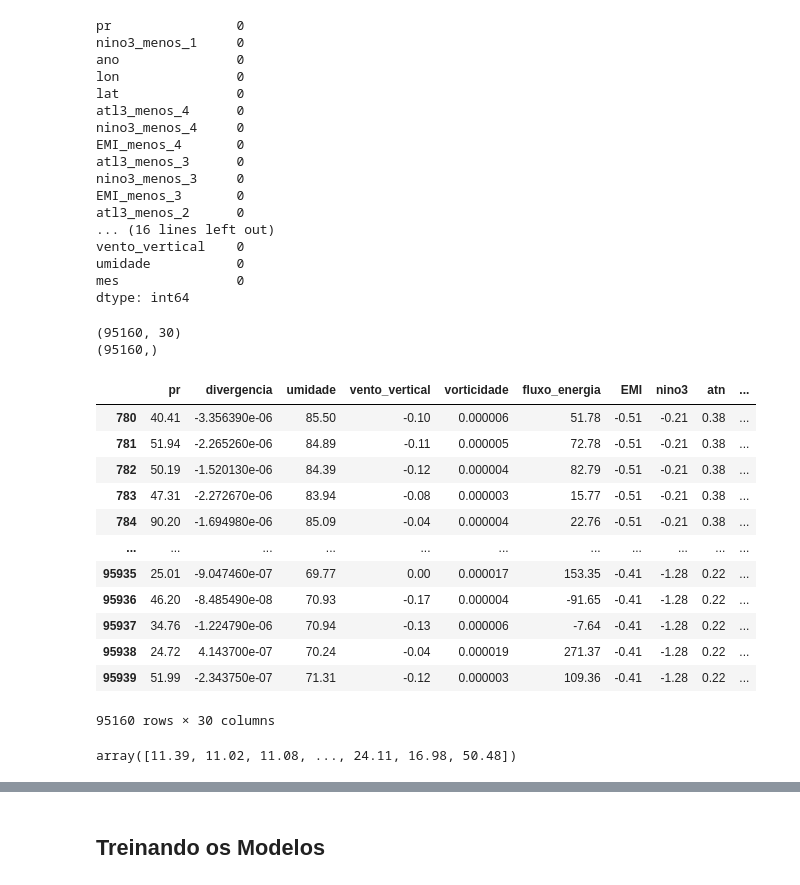
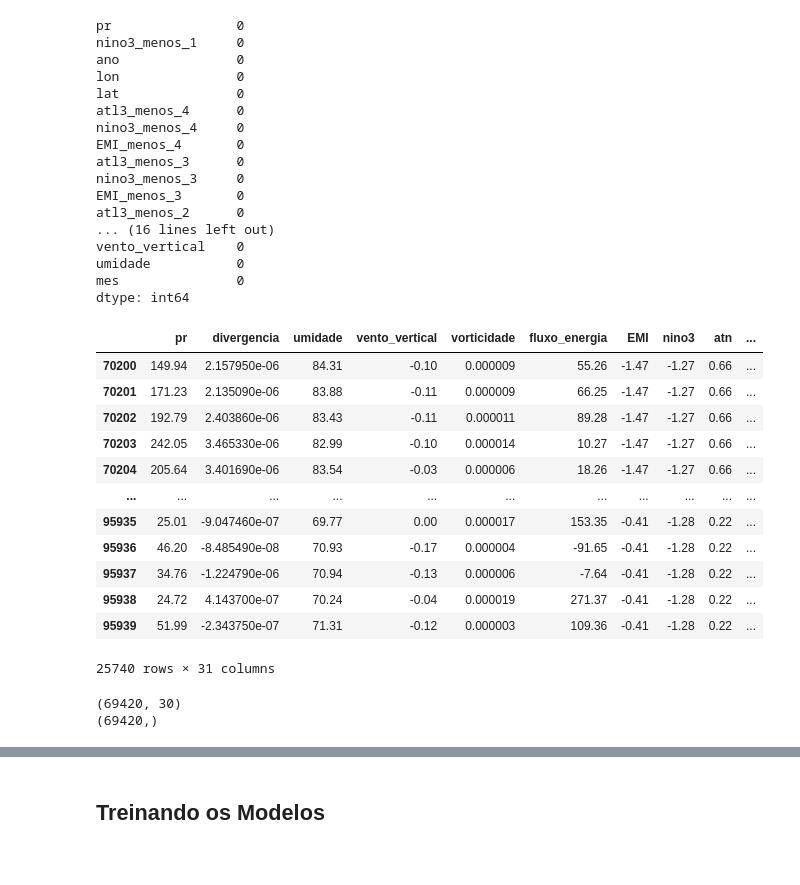
Before and after one commit to atlantico-academy/guru-das-chuvas, a Jupyter notebook: notebooks/02_Comparative_Analysis_regression.ipynb, the cells around one changed output, grey strips where cells are left out. Drawn from its saved outputs; the diff is of its cells as text; code cells hidden in the pictures.

```diff
--- a/notebooks/02_Comparative_Analysis_regression.ipynb
+++ b/notebooks/02_Comparative_Analysis_regression.ipynb
@@ -52,7 +50,8 @@ important_columns = [
 ]
 df_original = (
     pd
-    .read_csv("/content/drive/MyDrive/Pyoneers/data_regiao_hidro.csv")
+    #.read_csv("/content/drive/MyDrive/Pyoneers/data_regiao_hidro.csv") # para execução no colab
+    .read_csv("../data/raw/data_regiao_hidro.csv")
     .pipe(get_future, ['pr'], 2)
     .pipe(get_future, important_columns, -1)
     .pipe(get_future, important_columns, -2)
@@ -140,26 +125,16 @@ y = df[target_column].ravel()
-# %%
-print(X.shape)
-print(y.shape)
-# %% [output]
-(95160, 30)
-(95160,)
-# %%
-X
-# %% [output]
-|  | pr | divergencia | umidade | vento_vertical | vorticidade | fluxo_energia | EMI | nino3 | atn | ... |
-| 780 | 40.41 | -3.356390e-06 | 85.50 | -0.10 | 0.000006 | 51.78 | -0.51 | -0.21 | 0.38 | ... |
-| 781 | 51.94 | -2.265260e-06 | 84.89 | -0.11 | 0.000005 | 72.78 | -0.51 | -0.21 | 0.38 | ... |
-| 782 | 50.19 | -1.520130e-06 | 84.39 | -0.12 | 0.000004 | 82.79 | -0.51 | -0.21 | 0.38 | ... |
-| 783 | 47.31 | -2.272670e-06 | 83.94 | -0.08 | 0.000003 | 15.77 | -0.51 | -0.21 | 0.38 | ... |
-| 784 | 90.20 | -1.694980e-06 | 85.09 | -0.04 | 0.000004 | 22.76 | -0.51 | -0.21 | 0.38 | ... |
-| ... | ... | ... | ... | ... | ... | ... | ... | ... | ... | ... |
-| 95935 | 25.01 | -9.047460e-07 | 69.77 | 0.00 | 0.000017 | 153.35 | -0.41 | -1.28 | 0.22 | ... |
-| 95936 | 46.20 | -8.485490e-08 | 70.93 | -0.17 | 0.000004 | -91.65 | -0.41 | -1.28 | 0.22 | ... |
-| 95937 | 34.76 | -1.224790e-06 | 70.94 | -0.13 | 0.000006 | -7.64 | -0.41 | -1.28 | 0.22 | ... |
-| 95938 | 24.72 | 4.143700e-07 | 70.24 | -0.04 | 0.000019 | 271.37 | -0.41 | -1.28 | 0.22 | ... |
-| 95939 | 51.99 | -2.343750e-07 | 71.31 | -0.12 | 0.000003 | 109.36 | -0.41 | -1.28 | 0.22 | ... |
-95160 rows × 30 columns
-# %%
-y
-# %% [output]
-array([11.39, 11.02, 11.08, ..., 24.11, 16.98, 50.48])
+# %%
+df[df.ano>2010]
+# %% [output]
+|  | pr | divergencia | umidade | vento_vertical | vorticidade | fluxo_energia | EMI | nino3 | atn | ... |
+| 70200 | 149.94 | 2.157950e-06 | 84.31 | -0.10 | 0.000009 | 55.26 | -1.47 | -1.27 | 0.66 | ... |
+| 70201 | 171.23 | 2.135090e-06 | 83.88 | -0.11 | 0.000009 | 66.25 | -1.47 | -1.27 | 0.66 | ... |
+| 70202 | 192.79 | 2.403860e-06 | 83.43 | -0.11 | 0.000011 | 89.28 | -1.47 | -1.27 | 0.66 | ... |
+| 70203 | 242.05 | 3.465330e-06 | 82.99 | -0.10 | 0.000014 | 10.27 | -1.47 | -1.27 | 0.66 | ... |
+| 70204 | 205.64 | 3.401690e-06 | 83.54 | -0.03 | 0.000006 | 18.26 | -1.47 | -1.27 | 0.66 | ... |
+| ... | ... | ... | ... | ... | ... | ... | ... | ... | ... | ... |
+| 95935 | 25.01 | -9.047460e-07 | 69.77 | 0.00 | 0.000017 | 153.35 | -0.41 | -1.28 | 0.22 | ... |
+| 95936 | 46.20 | -8.485490e-08 | 70.93 | -0.17 | 0.000004 | -91.65 | -0.41 | -1.28 | 0.22 | ... |
+| 95937 | 34.76 | -1.224790e-06 | 70.94 | -0.13 | 0.000006 | -7.64 | -0.41 | -1.28 | 0.22 | ... |
+| 95938 | 24.72 | 4.143700e-07 | 70.24 | -0.04 | 0.000019 | 271.37 | -0.41 | -1.28 | 0.22 | ... |
+| 95939 | 51.99 | -2.343750e-07 | 71.31 | -0.12 | 0.000003 | 109.36 | -0.41 | -1.28 | 0.22 | ... |
+25740 rows × 31 columns
@@ -165,0 +150,8 @@ array([11.39, 11.02, 11.08, ..., 24.11, 16.98, 50.48])
+# %%
+print(X.shape)
+print(y.shape)
+# print(X_test.shape)
+# print(y_test.shape)
+# %% [output]
+(69420, 30)
+(69420,)
```
Also changed, not shown: parts of 16 cells of this notebook, 2 other files.
